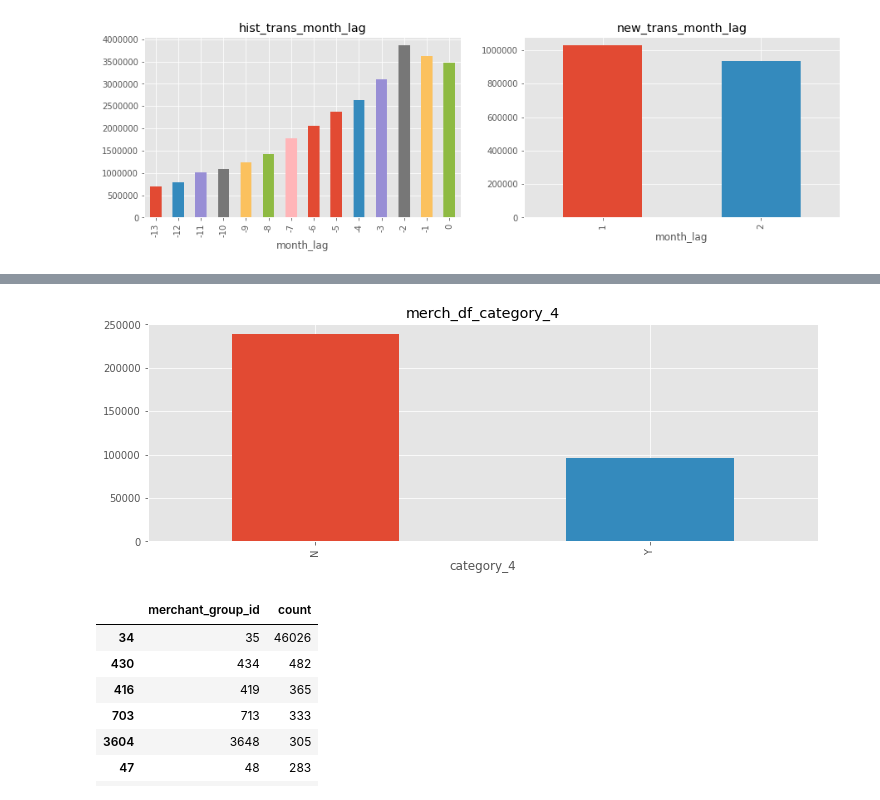
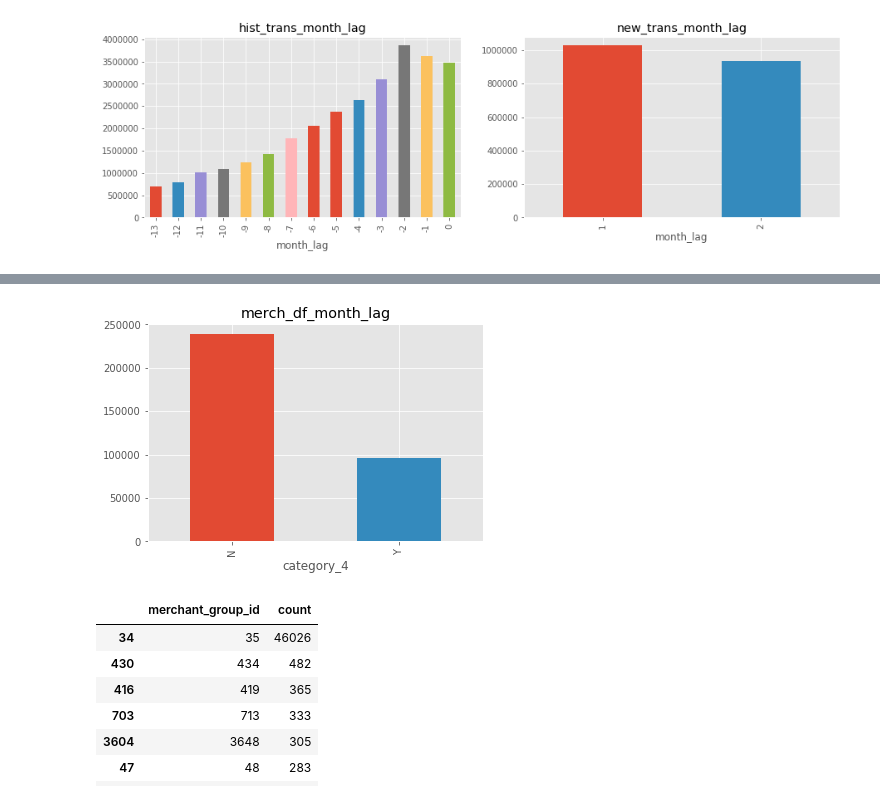
Before and after one commit to freestander/kaggle-elo-recommendation, a Jupyter notebook: notebook/kaggle_elo_recommendation_eda.ipynb, the cells around one changed output, grey strips where cells are left out. Drawn from its saved outputs; the diff is of its cells as text; code cells hidden in the pictures.

```diff
--- a/notebook/kaggle_elo_recommendation_eda.ipynb
+++ b/notebook/kaggle_elo_recommendation_eda.ipynb
@@ -571,12 +667,9 @@ for feature in features:
 # %%
 # features distrubution in merchants
-features = ['category_4']
-for feature in features:
-    fig, axes = plt.subplots(nrows=1)
-    merch_df.groupby(feature).count()['merchant_id'].plot(kind='bar',
-                                                          title='merch_df_{}'.format(feature),
-                                                          figsize=(12, 4))
-    plt.show()
+merch_df.groupby('category_4')\
+    .count()['merchant_id']\
+    .plot(kind='bar', title='merch_df_{}'.format(feature))
+plt.show()
 # %% [output]
-[figure, old version]
+[figure, new version]
 # %%
```
Also changed, not shown: parts of 8 cells of this notebook.
